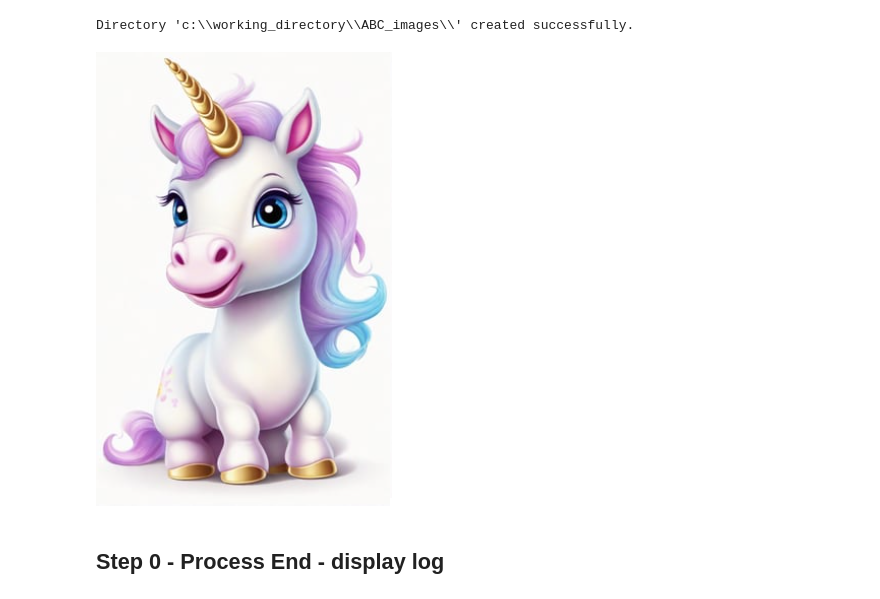
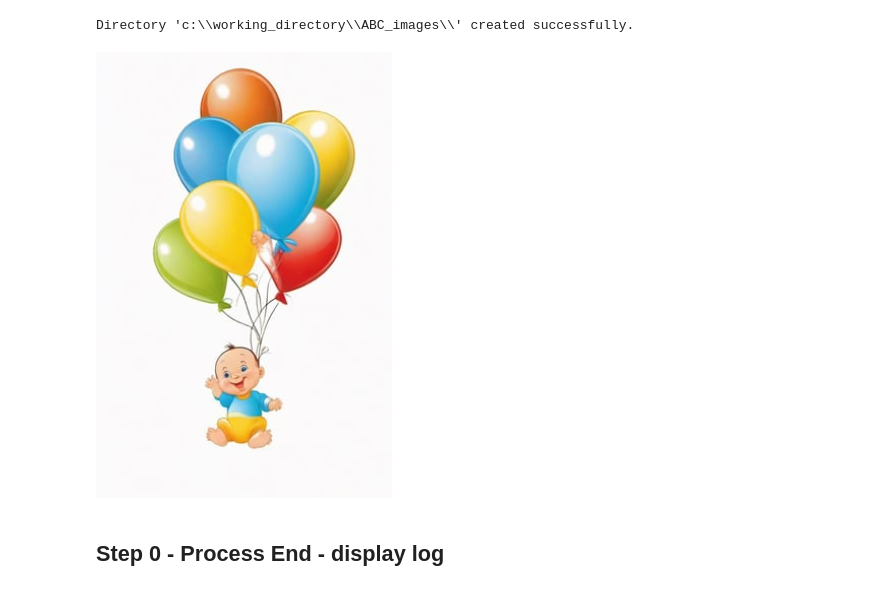
Before and after one commit to JoeEberle/kids_ABC_book, a Jupyter notebook: kids_abc_book.ipynb, the cells around one changed output. Cells and saved outputs as stored; diff of their text form; code cells hidden in the pictures.

```diff
--- a/kids_abc_book.ipynb
+++ b/kids_abc_book.ipynb
@@ -77,32 +77,32 @@ Directory 'c:\\working_directory\\ABC_images\\' created successfully.
 # %%
 import os
 import random
 import matplotlib.pyplot as plt
 from IPython.display import Image
 
 def childrens_generative_ABC_book(letter):
     # Specify the directory containing the images
     image_directory = "c:\\working_directory\\ABC_images\\"
 
     # Get a list of image filenames that start with the given letter
     matching_files = [filename for filename in os.listdir(image_directory) if filename.startswith(letter)]
 
     if not matching_files:
         print(f"No images found starting with letter '{letter}'.")
     else:
         # Select a random image filename
         selected_filename = random.choice(matching_files)
         image_path = os.path.join(image_directory, selected_filename)
 
         # Display the image
         img = Image(filename=image_path)
         display(img)
 
 # Example usage:
 # To display an image starting with the letter 'A'
-childrens_generative_ABC_book('u')
+childrens_generative_ABC_book('b')
 # %% [output]
-[figure, old version]
+[figure, new version]
 # %% [markdown]
 ## Step 0 - Process End - display log
 # %%
```
